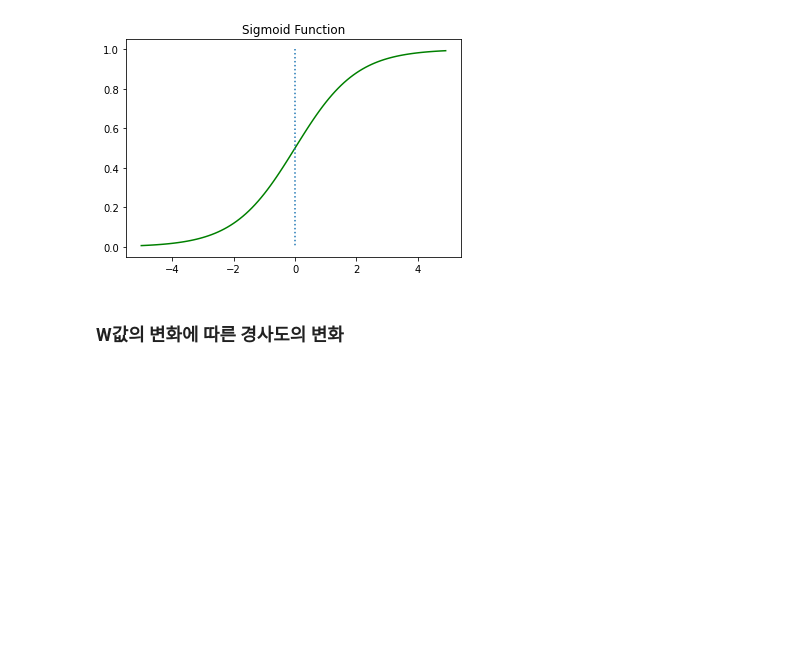
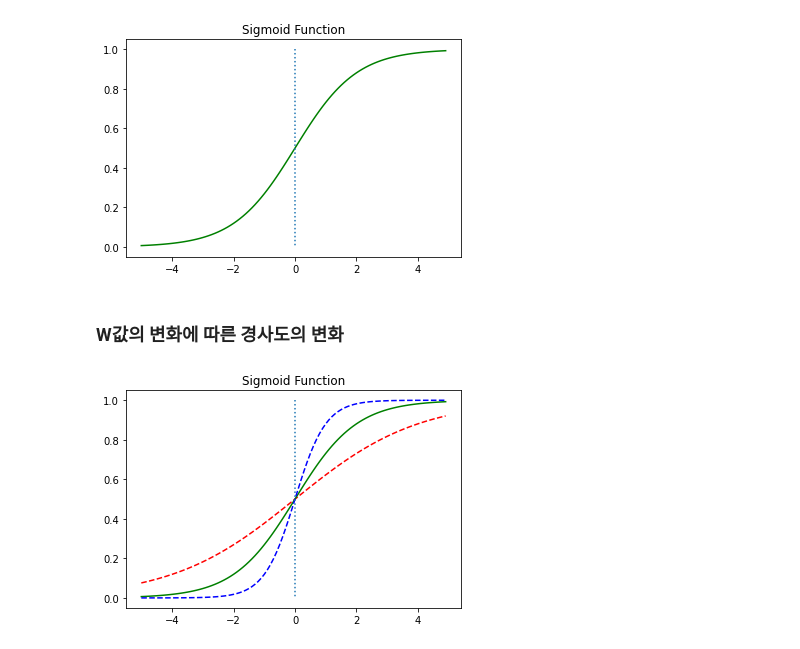
Before and after one commit to chw8207/pytorch_study, a Jupyter notebook: LogistcRegression.ipynb, the cells around one changed output. Drawn from its saved outputs; the diff is of its cells as text; code cells hidden in the pictures; blank space fills up the shorter version.

```diff
--- a/LogistcRegression.ipynb
+++ b/LogistcRegression.ipynb
@@ -22,3 +22,17 @@ plt.show()
 [figure]
 # %% [markdown]
 ### W값의 변화에 따른 경사도의 변화
+# %%
+X = np.arange(-5.0, 5.0, 0.1)
+y1 = sigmoid(0.5*X)
+y2 = sigmoid(X)
+y3 = sigmoid(2*X)
+
+plt.plot(X, y1, 'r', linestyle='--')
+plt.plot(X, y2, 'g')
+plt.plot(X, y3, 'b', linestyle='--')
+plt.plot([0,0], [1.0,0.0], ':')
+plt.title('Sigmoid Function')
+plt.show()
+# %% [output]
+[figure, added]
```
